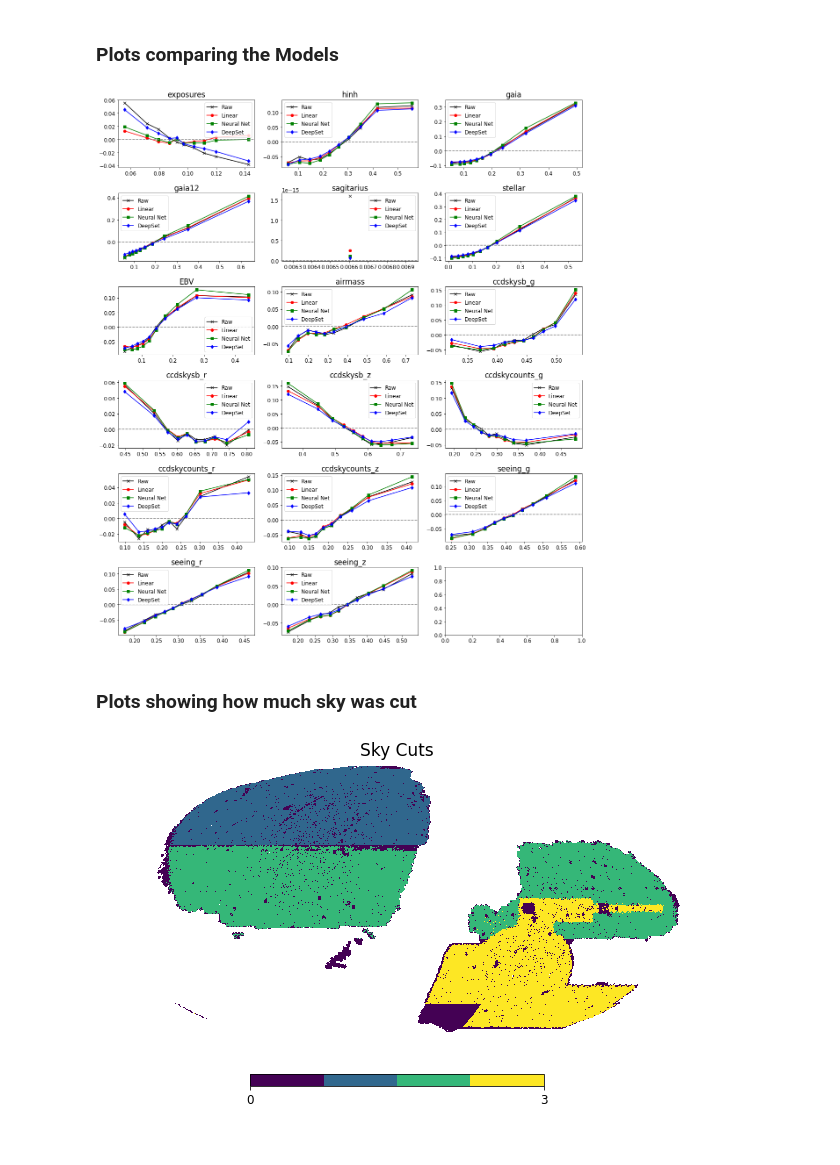
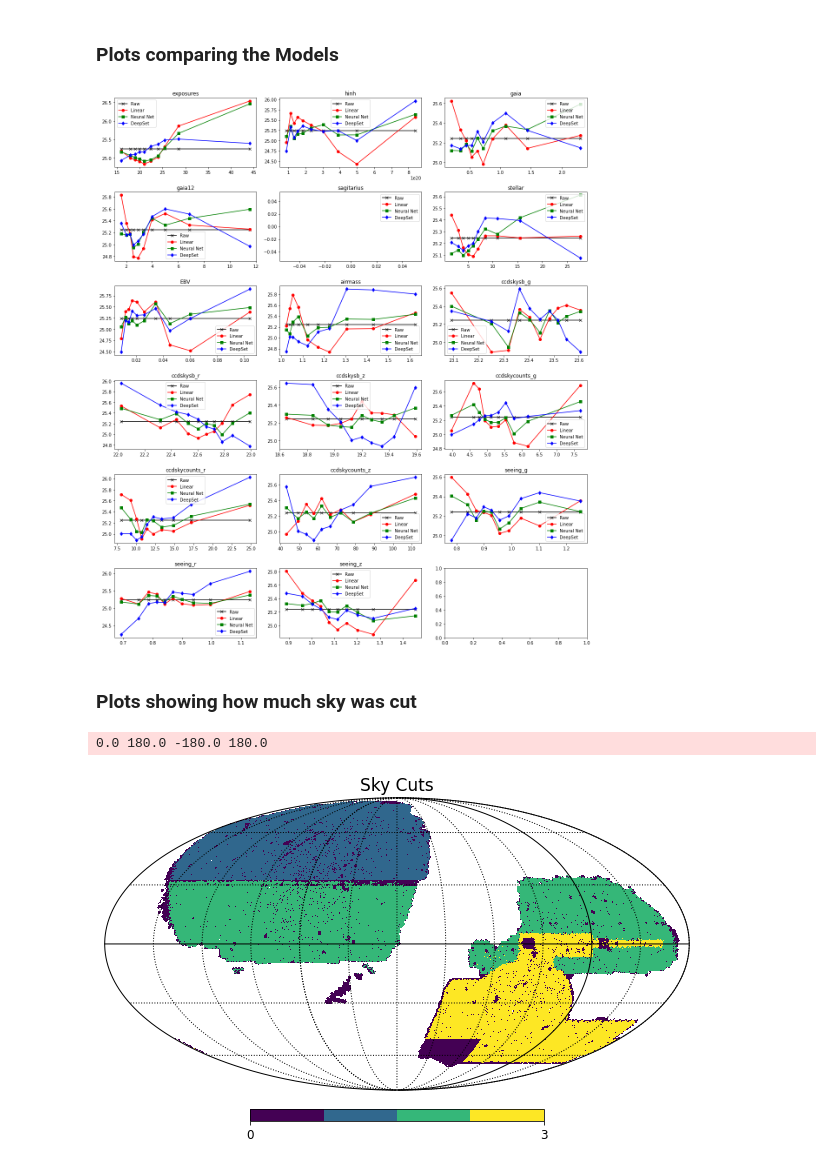
Before and after one commit to elleggert/astrostatistics, a Jupyter notebook: models/regression/paper_plots.ipynb, the cells around one changed output. Drawn from its saved outputs; the diff is of its cells as text; code cells hidden in the pictures.

Commit message:
Cleaned up repo, created final dataframe, normalosed the plots, made a pipeline to extract the min

```diff
--- a/models/regression/paper_plots.ipynb
+++ b/models/regression/paper_plots.ipynb
@@ -41,0 +18,14 @@ Index(['pixel_id', 'lrg', 'elg', 'qso', 'glbg', 'rlbg', 'exposures', 'hinh',
+# %%
+df_north = pd.read_csv('../../bricks_data/north_predictions.csv')
+df_south = pd.read_csv('../../bricks_data/south_predictions.csv')
+df_des = pd.read_csv('../../bricks_data/des_predictions.csv')
+# %%
+wholesouthdata = pd.read_csv('../../bricks_data/uncleaned_systematics_south.csv')
+
+northdata = pd.read_csv('../../bricks_data/uncleaned_systematics_north.csv')
+
+sysdata = wholesouthdata.append(northdata)
+
+sysdata.drop(columns=galaxies, inplace=True)
+print(len(sysdata))
+sysdata.head()
@@ -97,6 +109,14 @@ df_south.head()
 # systematics values
 
 dfs = [df_north, df_south, df_des]
+
+print(len(df_north), len(df_south), len(df_des))
+
+df_north = df_north.merge(sysdata, how='inner', on='pixel_id')
+df_south = df_south.merge(sysdata, how='inner', on='pixel_id')
+df_des = df_des.merge(sysdata, how='inner', on='pixel_id')
+print(len(df_north), len(df_south), len(df_des))
+
 cols = ['exposures', 'hinh',
        'gaia', 'gaia12', 'sagitarius', 'stellar', 'EBV', 'airmass',
        'ccdskysb_g', 'ccdskysb_r', 'ccdskysb_z', 'ccdskycounts_g',
@@ -272,35 +282,35 @@ for i, nm in enumerate(cols):
 
     df['bin'] = pd.qcut(df[nm], q=10, labels=False, duplicates='drop')
     grouped = df.groupby('bin')
     x = grouped[nm].mean()
     galtype = grouped[f'{gal}_density'].mean()
     galtype_lin = grouped[f'{gal}_lin_density'].mean()
     galtype_nn = grouped[f'{gal}_nn_density'].mean()
     galtype_deep = grouped[f'{gal}_deep_density'].mean()
 
     axs[i].plot(x, galtype, c='black', marker='x', label="Raw")
     axs[i].plot(x, galtype_lin, c='red', marker='o', label="Linear")
     axs[i].plot(x, galtype_nn, c='green', marker='s', label="Neural Net")
     axs[i].plot(x, galtype_deep, c='blue', marker='d', label="DeepSet")
-    axs[i].axhline(y=0, color='gray', linestyle='--')
+    #axs[i].axhline(y=0, color='gray', linestyle='--')
 
 
     axs[i].set_title(nm)
 
 
 
     axs[i].legend()
 
 
 #handles, labels = axs.get_legend_handles_labels()
 #fig.legend(handles, labels, loc='upper right')
 
 
 
 
 fig.tight_layout()
 # %% [output]
-[figure, old version]
+[figure, new version]
 # %% [markdown]
 ### Plots showing how much sky was cut
 # %%
@@ -337,6 +347,8 @@ hpmap[df_south['pixel_id']] = 2
 hpmap[df_des['pixel_id']] = 3
 
 hp.mollview(hpmap, rot=120, badcolor='white', cmap=cm.get_cmap('viridis', 4),title="Sky Cuts")
+hp.graticule()
 #plt.savefig(f"report_fig/skycuts.png", format='png', dpi=800)
 # %% [output]
+0.0 180.0 -180.0 180.0
-[figure, old version]
+[figure, new version]
```
Also changed, not shown: parts of 6 cells of this notebook, 4 other files.
